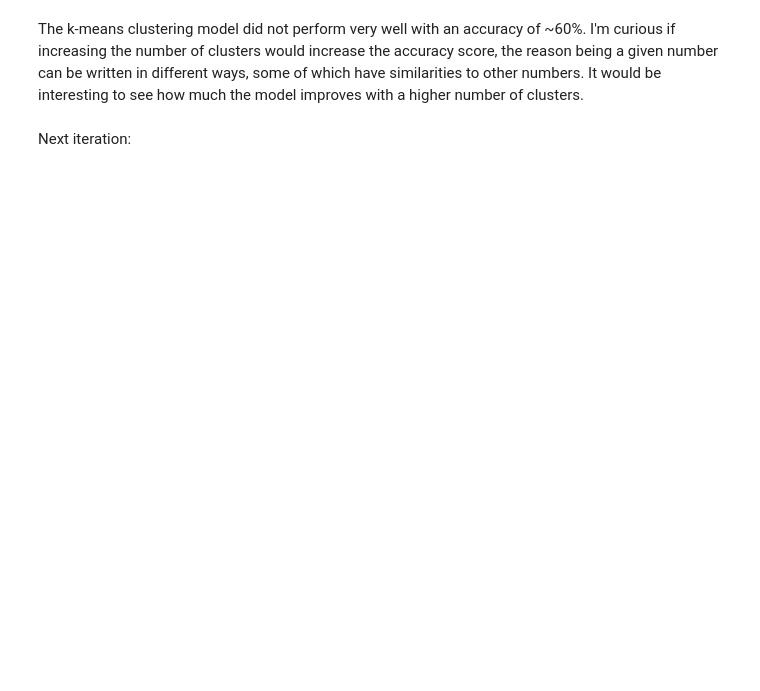
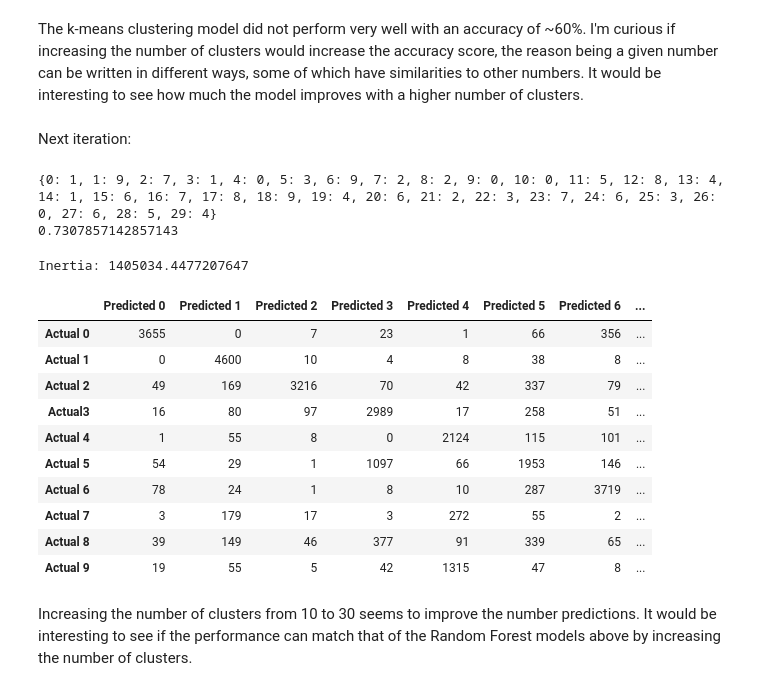
Before and after one commit to mikethisyamondol/digit_recognizer, a Jupyter notebook: digit_recognizer.ipynb, the cells around one changed output. Drawn from its saved outputs; the diff is of its cells as text; code cells hidden in the pictures; blank space fills up the shorter version.

```diff
--- a/digit_recognizer.ipynb
+++ b/digit_recognizer.ipynb
@@ -331,16 +325,15 @@ The k-means clustering model did not perform very well with an accuracy of ~60%.
 # %% [markdown]
 Next iteration:
 # %%
-# # Using 30 Clusters
-# km2 = MiniBatchKMeans(n_clusters=n*30)
-# km2.fit(x)
-# clusters2 = km2.predict(x)
+# Using 30 Clusters
+km2 = MiniBatchKMeans(n_clusters=n*3)
+km2.fit(x)
+clusters2 = km2.predict(x)
 # %%
-# reference_labels2 = get_reference_dict(clusters2, y)
-# # predicted_labels2 = get_labels(clusters2, reference_labels)
-
-# number_labels = np.random.rand(len(km2.labels_))
-# for i in range(len(km2.labels_)):
-#   number_labels[i] = reference_labels2[km2.labels_[i]]
-# print(reference_labels2)
-# print(accuracy_score(number_labels, y))
+reference_labels2 = get_reference_dict(clusters2, y)
+predicted_labels2 = get_labels(clusters2, reference_labels2)
+print(reference_labels2)
+print(accuracy_score(predicted_labels2, y))
+# %% [output]
+{0: 1, 1: 9, 2: 7, 3: 1, 4: 0, 5: 3, 6: 9, 7: 2, 8: 2, 9: 0, 10: 0, 11: 5, 12: 8, 13: 4, 14: 1, 15: 6, 16: 7, 17: 8, 18: 9, 19: 4, 20: 6, 21: 2, 22: 3, 23: 7, 24: 6, 25: 3, 26: 0, 27: 6, 28: 5, 29: 4}
+0.7307857142857143
@@ -352,9 +340,23 @@ Next iteration:
 # %%
-# print(f'Inertia: {km2.inertia_}')
+print(f'Inertia: {km2.inertia_}')
+# %% [output]
+Inertia: 1405034.4477207647
 # %%
-# cm2 = confusion_matrix(y, number_labels)
-# cm_df2 = pd.DataFrame(cm2, columns = ["Predicted 0", "Predicted 1", "Predicted 2", "Predicted 3", "Predicted 4", "Predicted 5", "Predicted 6", "Predicted 7", "Predicted 8", "Predicted 9"],
-#                      index = ["Actual 0", "Actual 1", "Actual 2", "Actual3", "Actual 4", "Actual 5", "Actual 6", "Actual 7", "Actual 8", "Actual 9"])
-# cm_df2
+cm2 = confusion_matrix(y, predicted_labels2)
+cm_df2 = pd.DataFrame(cm2, columns = ["Predicted 0", "Predicted 1", "Predicted 2", "Predicted 3", "Predicted 4", "Predicted 5", "Predicted 6", "Predicted 7", "Predicted 8", "Predicted 9"],
+                     index = ["Actual 0", "Actual 1", "Actual 2", "Actual3", "Actual 4", "Actual 5", "Actual 6", "Actual 7", "Actual 8", "Actual 9"])
+cm_df2
+# %% [output]
+|  | Predicted 0 | Predicted 1 | Predicted 2 | Predicted 3 | Predicted 4 | Predicted 5 | Predicted 6 | ... |
+| Actual 0 | 3655 | 0 | 7 | 23 | 1 | 66 | 356 | ... |
+| Actual 1 | 0 | 4600 | 10 | 4 | 8 | 38 | 8 | ... |
+| Actual 2 | 49 | 169 | 3216 | 70 | 42 | 337 | 79 | ... |
+| Actual3 | 16 | 80 | 97 | 2989 | 17 | 258 | 51 | ... |
+| Actual 4 | 1 | 55 | 8 | 0 | 2124 | 115 | 101 | ... |
+| Actual 5 | 54 | 29 | 1 | 1097 | 66 | 1953 | 146 | ... |
+| Actual 6 | 78 | 24 | 1 | 8 | 10 | 287 | 3719 | ... |
+| Actual 7 | 3 | 179 | 17 | 3 | 272 | 55 | 2 | ... |
+| Actual 8 | 39 | 149 | 46 | 377 | 91 | 339 | 65 | ... |
+| Actual 9 | 19 | 55 | 5 | 42 | 1315 | 47 | 8 | ... |
 # %%
 # km_test_preds2 = km2.predict(df_test)
@@ -367,3 +367,5 @@ Next iteration:
 # submission4 = pd.concat([pd.Series(range(len(df_test)), name = "ImageId"), km_preds2], axis = 1)
 # submission4['ImageId'] = submission4['ImageId']+1
 # submission4.to_csv('./drive/MyDrive/Colab Notebooks/MSDS422/digit_submission4.csv', index=False)
+# %% [markdown]
+Increasing the number of clusters from 10 to 30 seems to improve the number predictions. It would be interesting to see if the performance can match that of the Random Forest models above by increasing the number of clusters.
```
Also changed, not shown: parts of 7 cells of this notebook.
